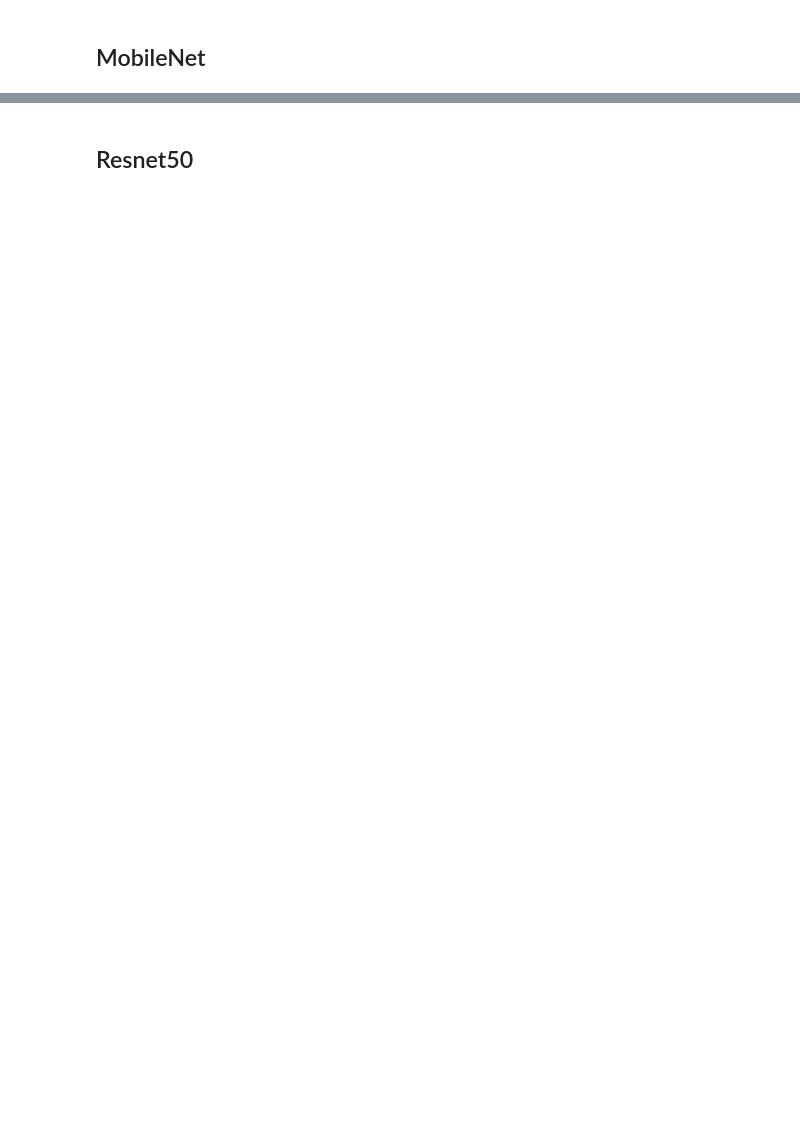
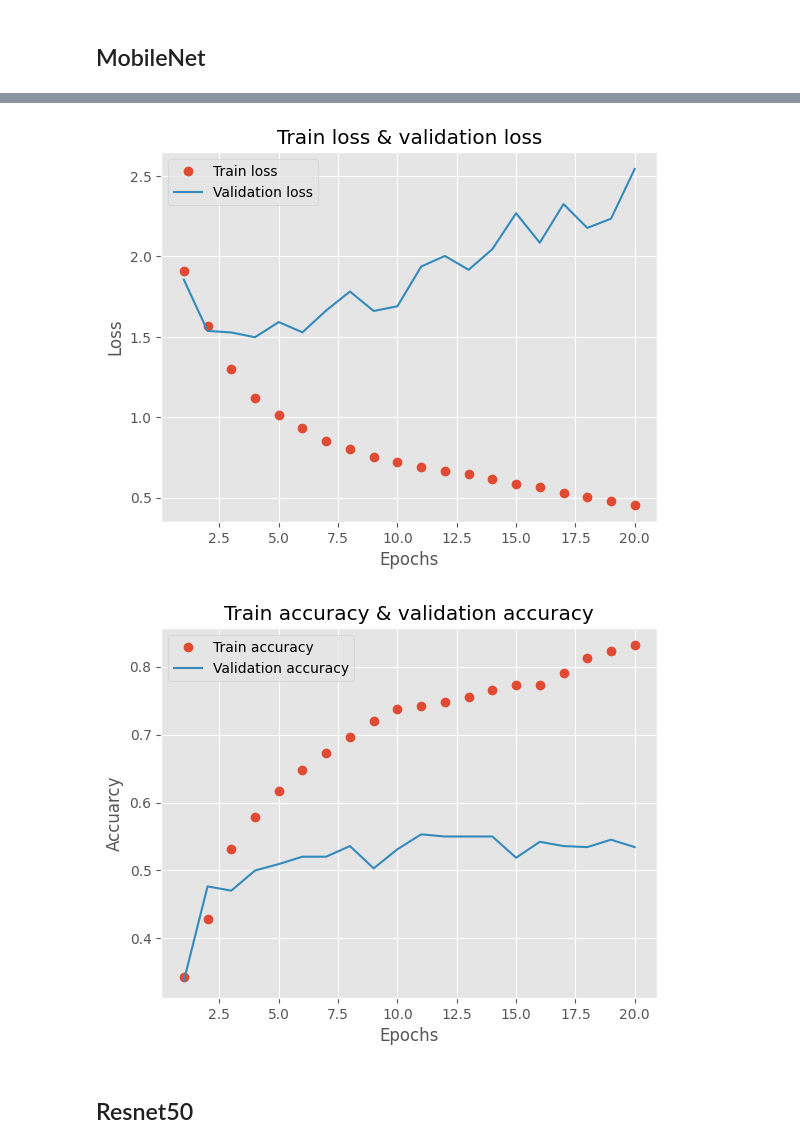
Before and after one commit to kamil271e/my-shrooms, a Jupyter notebook: mushrooms.ipynb, the cells around one changed output, grey strips where cells are left out. Drawn from its saved outputs; the diff is of its cells as text; code cells hidden in the pictures; blank space fills up the shorter version.

```diff
--- a/mushrooms.ipynb
+++ b/mushrooms.ipynb
@@ -186,6 +146,6 @@ plotting.acc_plot(history_dict)
 # %%
 from MobileNet import MobileNet
 
-mobilenet = MobileNet(input_shape=(224,224,3), num_classes=NUM_CLASSES)
-mobilenet.create_generators(train_dir, val_dir, test_dir, batch_size=16)
+mobilenet = MobileNet(input_shape=(150,150,3), num_classes=NUM_CLASSES)
+mobilenet.create_generators(train_dir, val_dir, test_dir, batch_size=BATCH_SIZE)
 mobilenet.create_callbacks('mobilenet.h5')
@@ -216,8 +160,0 @@ model.compile(loss='categorical_crossentropy', optimizer='adam', metrics=['accur
-# %%
-history = model.fit(
-    train_features,
-    train_labels,
-    epochs=30,
-    batch_size=20,
-    validation_data=(val_features, val_labels)
-)
@@ -228,3 +161,9 @@ plotting.acc_plot(history_dict, epochs=30)
+# %%
+plotting.loss_plot(history.history)
+plotting.acc_plot(history.history)
+# %% [output]
+[figure, added]
+[figure, added]
 # %% [markdown]
 ## Resnet50
 # %%
```
Also changed, not shown: parts of 23 cells of this notebook, 2 other files.
